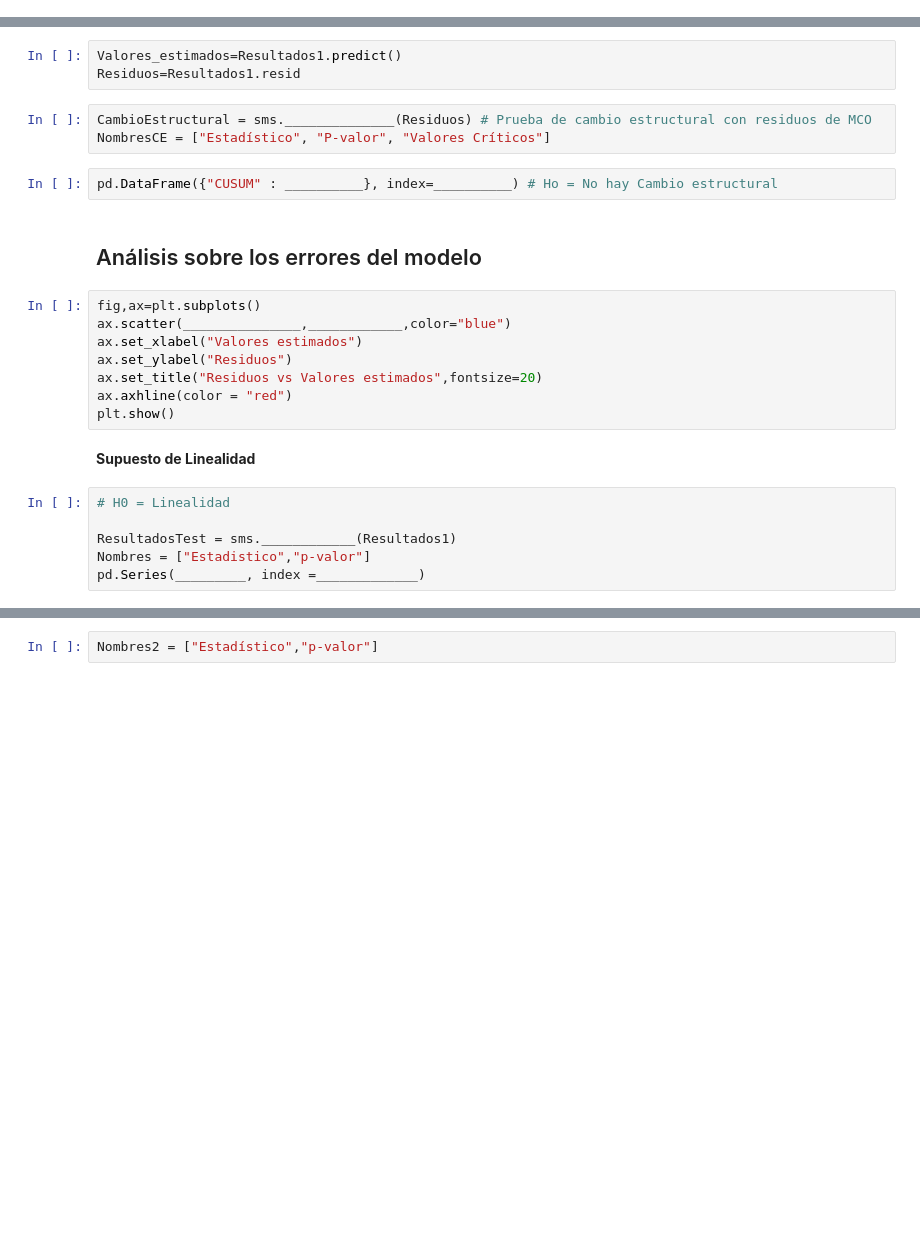
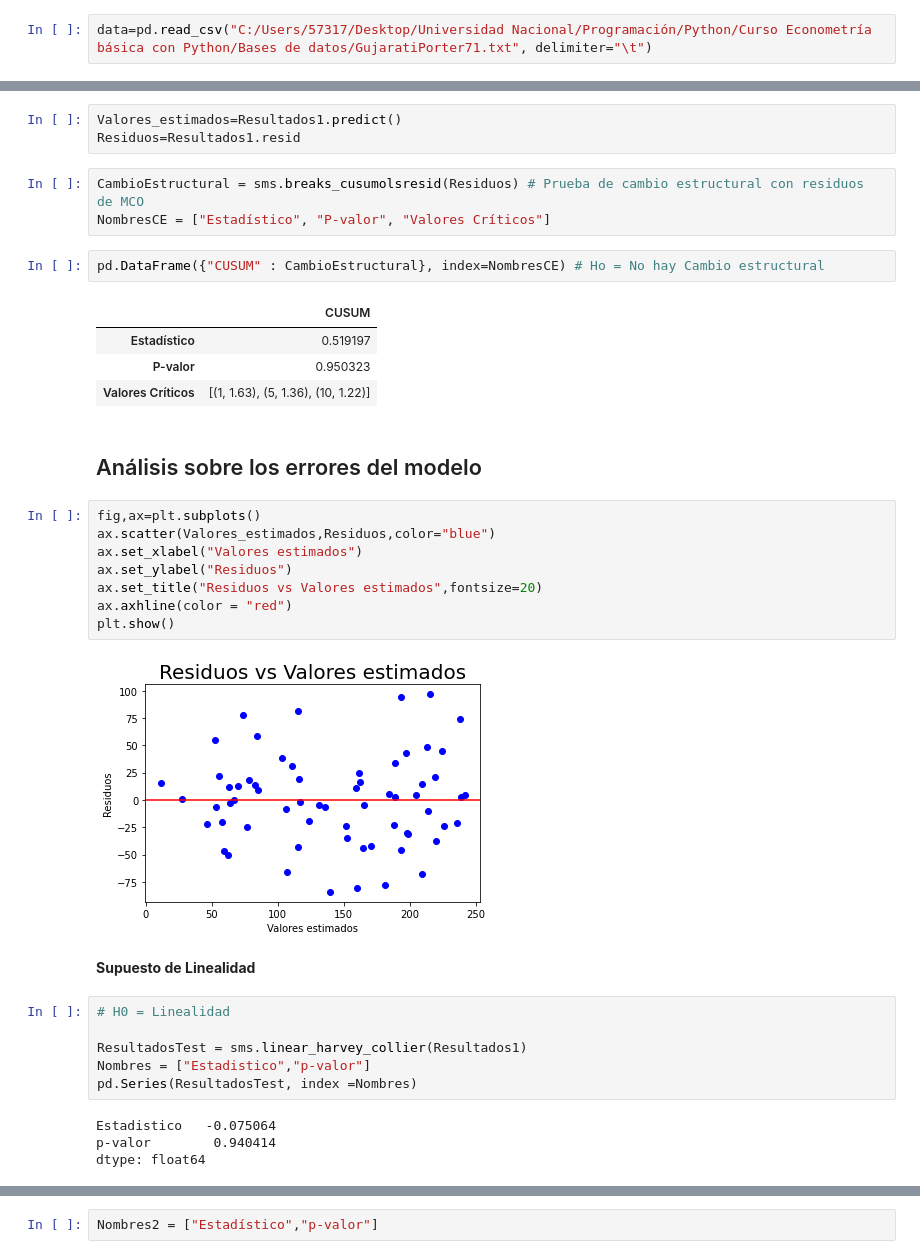
Before and after one commit to JuanAcevedoEcon/Econometria-basica-con-Python, a Jupyter notebook: Scripts/(4) Supuestos Error MCO.ipynb, the cells around one changed output, grey strips where cells are left out. Drawn from its saved outputs; the diff is of its cells as text; blank space fills up the shorter version.

```diff
--- a/Scripts/(4) Supuestos Error MCO.ipynb
+++ b/Scripts/(4) Supuestos Error MCO.ipynb
@@ -14,3 +10,5 @@ data=pd.read_csv("________________", delimiter="\t")
+# %%
+data=pd.read_csv("C:/Users/57317/Desktop/Universidad Nacional/Programación/Python/Curso Econometría básica con Python/Bases de datos/GujaratiPorter71.txt", delimiter="\t")
 # %%
 Modelo1=sm.OLS(data["CM"],sm.add_constant(data[["PGNP","FLR"]]))
 Resultados1=Modelo1.fit()
@@ -21,26 +37,37 @@ print(Resultados1.summary())
 Valores_estimados=Resultados1.predict()
 Residuos=Resultados1.resid
 # %%
-CambioEstructural = sms.______________(Residuos) # Prueba de cambio estructural con residuos de MCO
+CambioEstructural = sms.breaks_cusumolsresid(Residuos) # Prueba de cambio estructural con residuos de MCO
 NombresCE = ["Estadístico", "P-valor", "Valores Críticos"]
 # %%
-pd.DataFrame({"CUSUM" : __________}, index=__________) # Ho = No hay Cambio estructural
+pd.DataFrame({"CUSUM" : CambioEstructural}, index=NombresCE) # Ho = No hay Cambio estructural
+# %% [output]
+|  | CUSUM |
+| Estadístico | 0.519197 |
+| P-valor | 0.950323 |
+| Valores Críticos | [(1, 1.63), (5, 1.36), (10, 1.22)] |
 # %% [markdown]
 ## Análisis sobre los errores del modelo
 # %%
 fig,ax=plt.subplots()
-ax.scatter(_______________,____________,color="blue")
+ax.scatter(Valores_estimados,Residuos,color="blue")
 ax.set_xlabel("Valores estimados")
 ax.set_ylabel("Residuos")
 ax.set_title("Residuos vs Valores estimados",fontsize=20)
 ax.axhline(color = "red")
 plt.show()
+# %% [output]
+[figure, added]
 # %% [markdown]
 **Supuesto de Linealidad**
 # %%
 # H0 = Linealidad
 
-ResultadosTest = sms.____________(Resultados1)
+ResultadosTest = sms.linear_harvey_collier(Resultados1)
 Nombres = ["Estadistico","p-valor"]
-pd.Series(_________, index =_____________)
+pd.Series(ResultadosTest, index =Nombres)
+# %% [output]
+Estadistico   -0.075064
+p-valor        0.940414
+dtype: float64
 # %%
```
Also changed, not shown: parts of 18 cells of this notebook, 2 other files.
